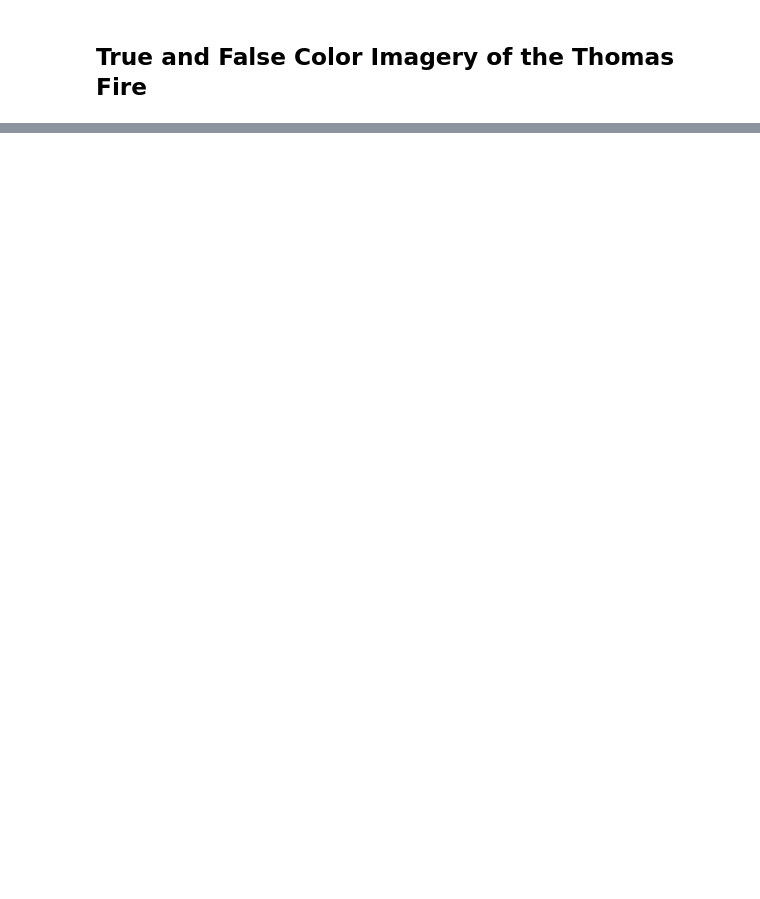
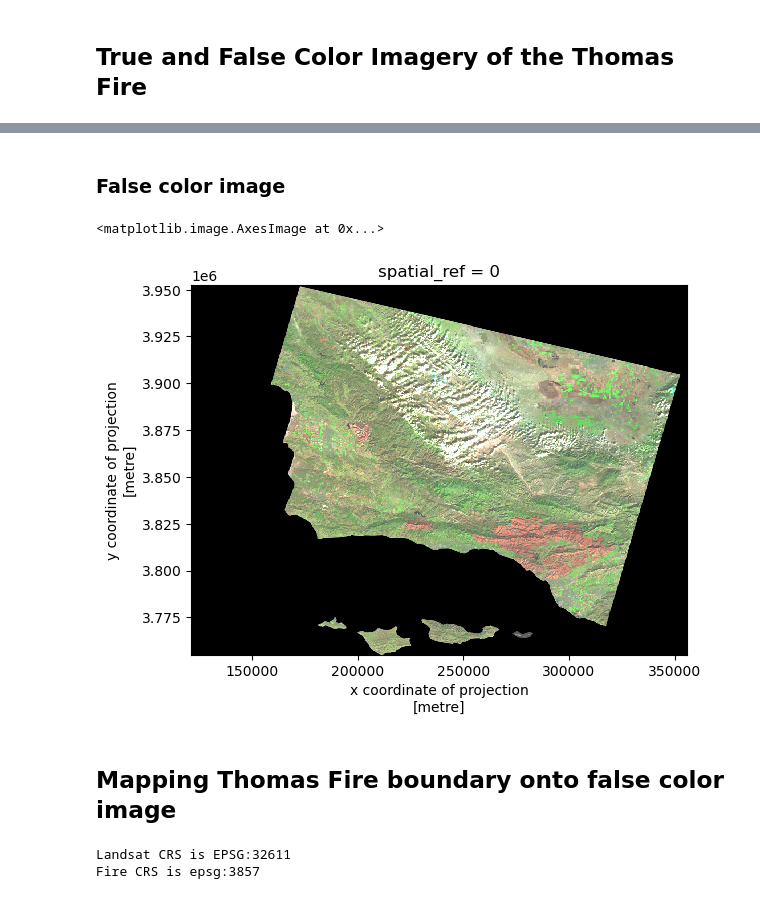
Before and after one commit to mmyiv/eds220-hwk4, a Jupyter notebook: blogpost_yiv.ipynb, the cells around one changed output, grey strips where cells are left out. Saved outputs shown, nothing was run; the diff lists cells and outputs as text; code cells hidden in the pictures; blank space fills up the shorter version.

```diff
--- a/blogpost_yiv.ipynb
+++ b/blogpost_yiv.ipynb
@@ -56,0 +97,17 @@ thomas_fire.plot()
+# %% [markdown]
+### False color image
+# %%
+# Make false color by plotting swir22, NIR, and red
+landsat[['swir22', 'nir08', 'red']].to_array().plot.imshow(robust = True)
+# %% [output]
+<matplotlib.image.AxesImage at 0x...>
+[figure, added]
+# %% [markdown]
+## Mapping Thomas Fire boundary onto false color image
+# %%
+# Check CRS of both data sets
+print(f"{'Landsat CRS is':<10} {landsat.rio.crs}")
+print(f"{'Fire CRS is':<10} {fire.crs}")
+# %% [output]
+Landsat CRS is EPSG:32611
+Fire CRS is epsg:3857
```
Also changed, not shown: parts of 7 cells of this notebook.
